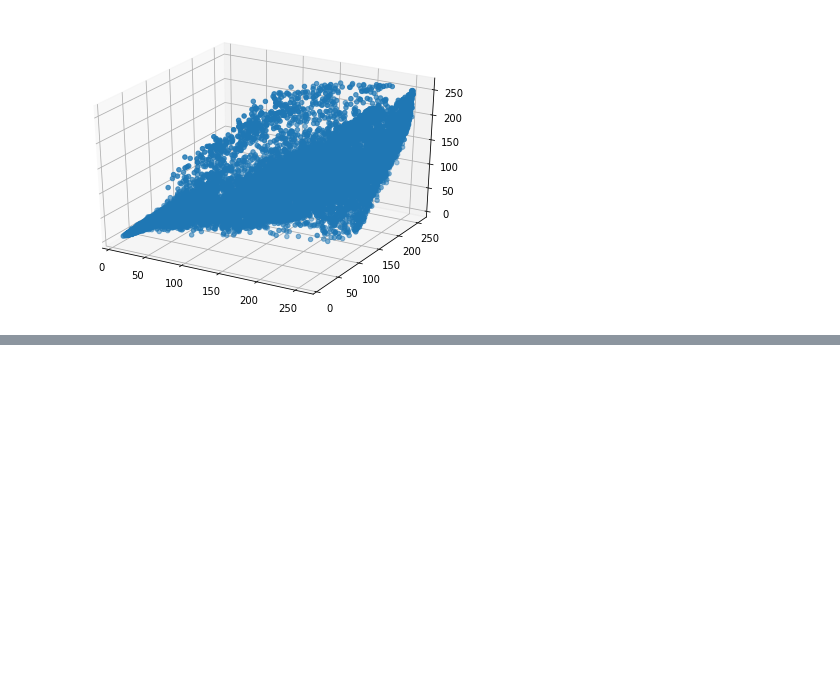
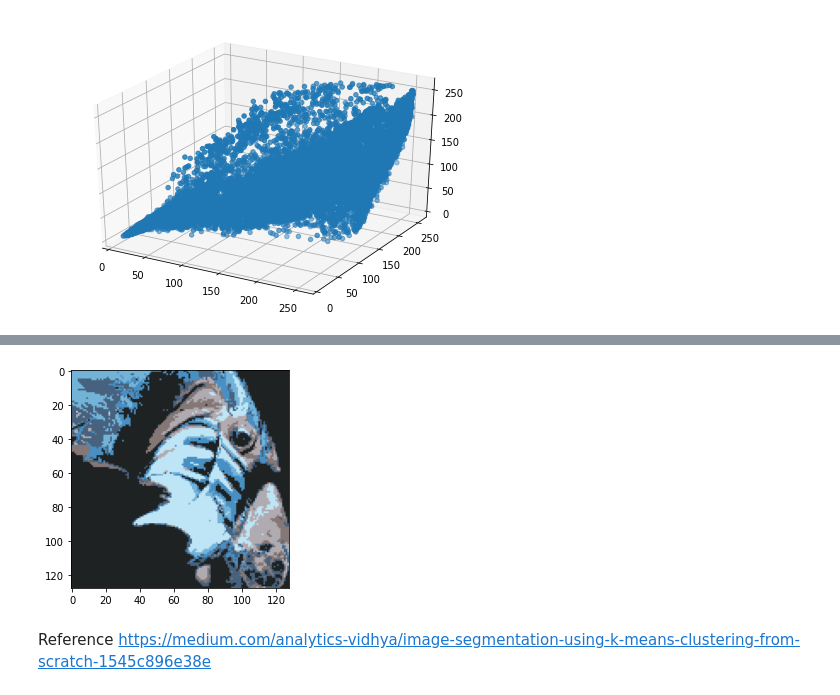
Before and after one commit to dTony33/Machine-Learning, a Jupyter notebook: Bonus_Assignment.ipynb, the cells around one changed output, grey strips where cells are left out. Cells and saved outputs as stored; diff of their text form; code cells hidden in the pictures; blank space fills up the shorter version.

```diff
--- a/Bonus_Assignment.ipynb
+++ b/Bonus_Assignment.ipynb
@@ -39,0 +88,14 @@ def kmeans():
+# %%
+clusters,centroids,labels = kmeans(7)
+# %%
+centers = np.uint8(centroids)
+labels = labels.astype(int)
+labels = labels.flatten()
+output = centers[labels]
+output = output.reshape(img.shape)
+plt.imshow(output)
+plt.show()
+# %% [output]
+[figure, added]
+# %% [markdown]
+Reference https://medium.com/analytics-vidhya/image-segmentation-using-k-means-clustering-from-scratch-1545c896e38e
```
Also changed, not shown: parts of 8 cells of this notebook.
